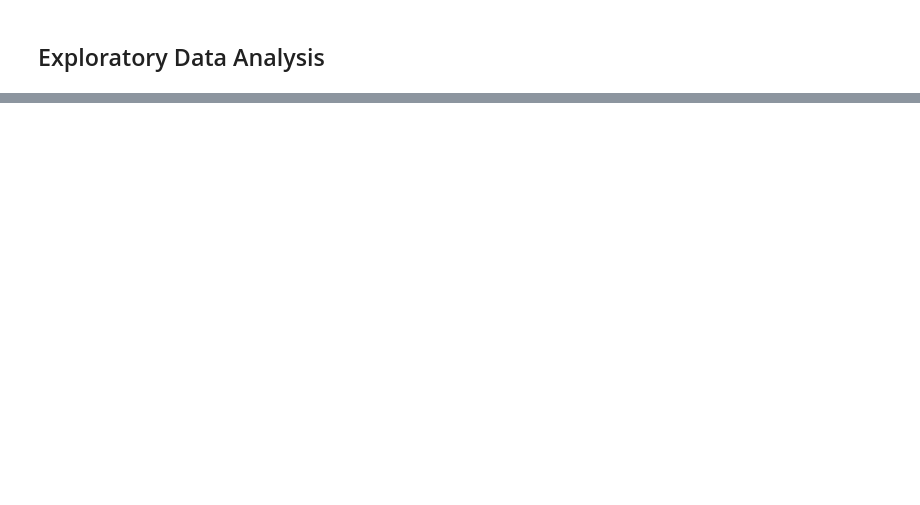
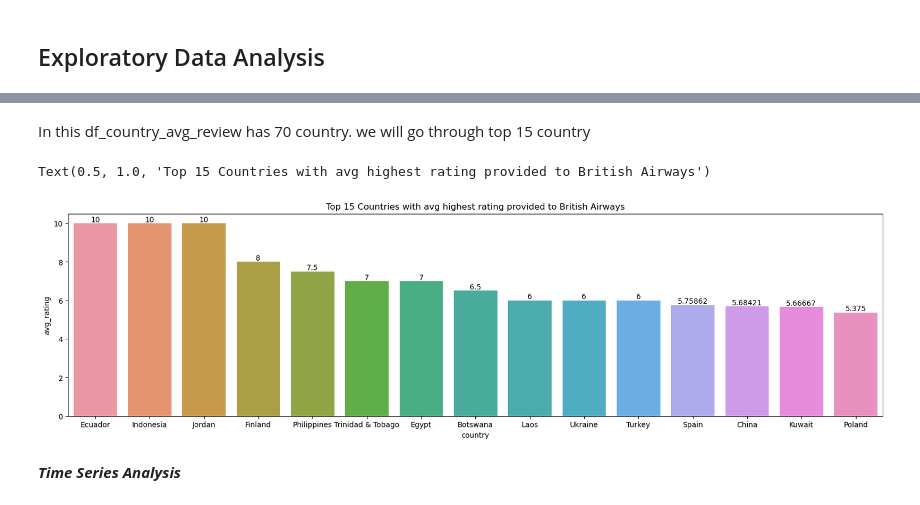
Before and after one commit to sushantsekhar1/british-airways-web-scrapper, a Jupyter notebook: EDA/eda_perform.ipynb, the cells around one changed output, grey strips where cells are left out. Cells and saved outputs as stored; diff of their text form; code cells hidden in the pictures; blank space fills up the shorter version.

```diff
--- a/EDA/eda_perform.ipynb
+++ b/EDA/eda_perform.ipynb
@@ -19,0 +111,4 @@ FileNotFoundError: [Errno 2] No such file or directory: '/Users/sushant/Download
+# %%
+df_country_avg_review = pd.DataFrame(
+    df.groupby("country")["star"].mean().sort_values(ascending=False)
+).reset_index()
@@ -19,0 +131,14 @@ FileNotFoundError: [Errno 2] No such file or directory: '/Users/sushant/Download
+# %%
+df_country_avg_review.rename(columns={"star": "avg_rating"}, inplace=True)
+# %% [markdown]
+In this df_country_avg_review has 70 country. we will go through top 15 country
+# %%
+fig, ax = plt.subplots(figsize=(20, 5))
+ax1 = sns.barplot(x="country", y="avg_rating", data=df_country_avg_review[:15])
+ax.bar_label(ax.containers[0])
+ax.set_title("Top 15 Countries with avg highest rating provided to British Airways")
+# %% [output]
+Text(0.5, 1.0, 'Top 15 Countries with avg highest rating provided to British Airways')
+[figure, added]
+# %% [markdown]
+**_Time Series Analysis_**
```
Also changed, not shown: parts of 23 cells of this notebook, 1 other file.
